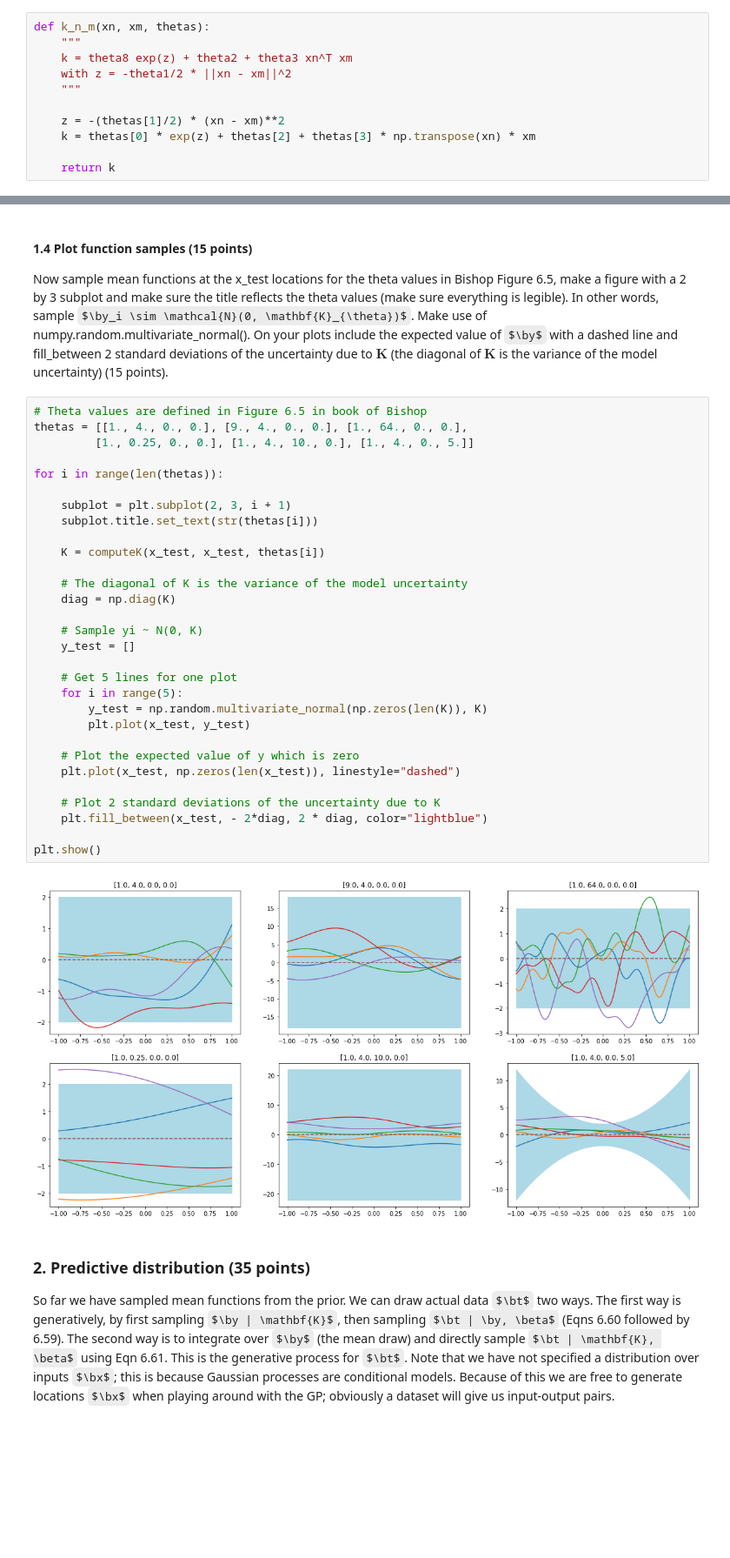
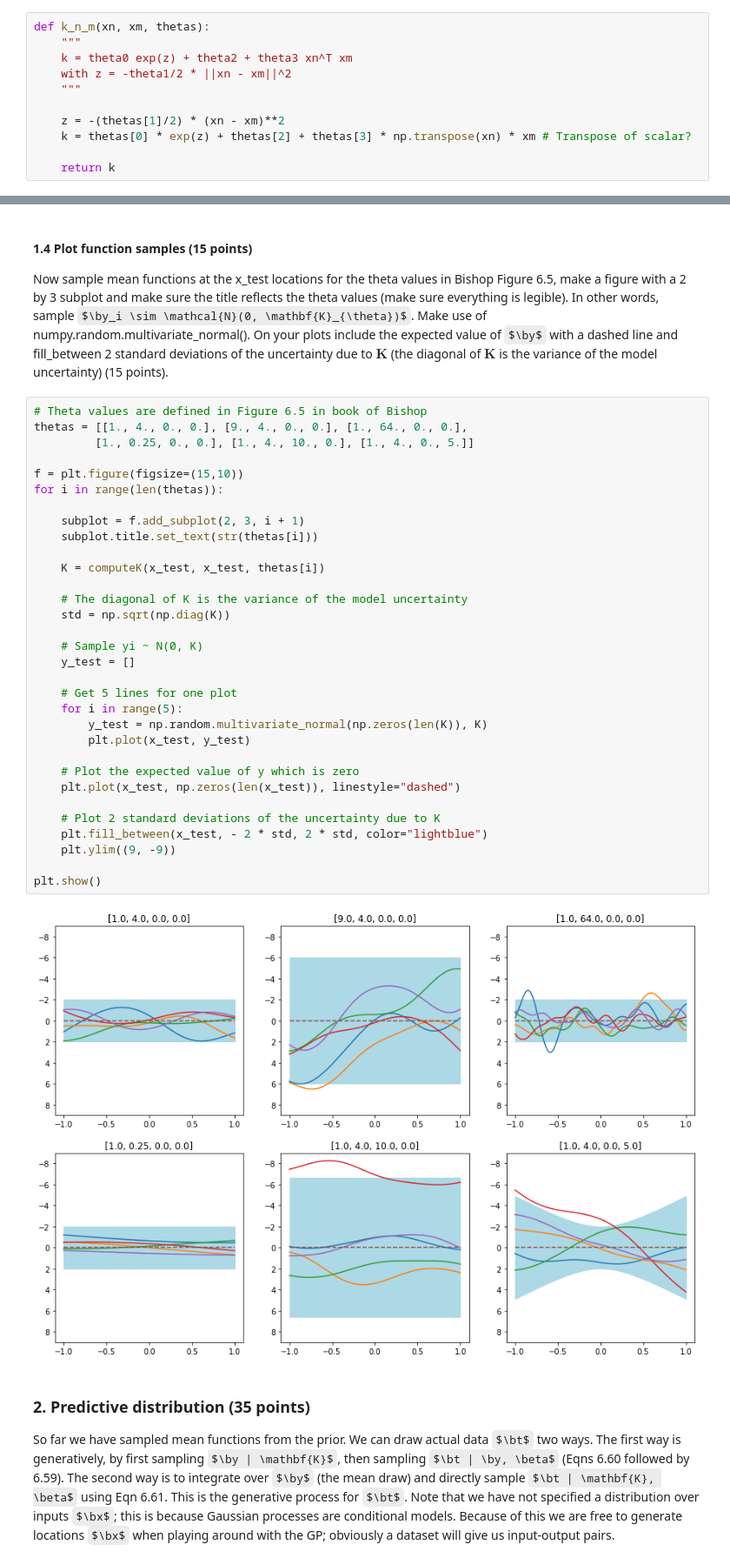
Before and after one commit to jurrew27/machine-learning, a Jupyter notebook: 11252138_10580476_lab3.ipynb, the cells around one changed output, grey strips where cells are left out. Shown at 87% size. Saved outputs shown, nothing was run; the diff lists cells and outputs as text; some formulas as TeX source; blank space fills up the shorter version.

Commit message:
add GP plots

```diff
--- a/11252138_10580476_lab3.ipynb
+++ b/11252138_10580476_lab3.ipynb
@@ -154,12 +154,12 @@ To start, implement function `k_n_m(xn, xm, thetas)` that takes scalars $x_n$ an
 # %%
 def k_n_m(xn, xm, thetas):
     """
-    k = theta8 exp(z) + theta2 + theta3 xn^T xm
+    k = theta0 exp(z) + theta2 + theta3 xn^T xm
     with z = -theta1/2 * ||xn - xm||^2
     """
 
     z = -(thetas[1]/2) * (xn - xm)**2
-    k = thetas[0] * exp(z) + thetas[2] + thetas[3] * np.transpose(xn) * xm
+    k = thetas[0] * exp(z) + thetas[2] + thetas[3] * np.transpose(xn) * xm # Transpose of scalar?
 
     return k
 # %%
@@ -192,35 +192,37 @@ Now sample mean functions at the x_test locations for the theta values in Bishop
 # %%
 # Theta values are defined in Figure 6.5 in book of Bishop
 thetas = [[1., 4., 0., 0.], [9., 4., 0., 0.], [1., 64., 0., 0.],
          [1., 0.25, 0., 0.], [1., 4., 10., 0.], [1., 4., 0., 5.]]
 
+f = plt.figure(figsize=(15,10))
 for i in range(len(thetas)):
 
-    subplot = plt.subplot(2, 3, i + 1)
+    subplot = f.add_subplot(2, 3, i + 1)
     subplot.title.set_text(str(thetas[i]))
 
     K = computeK(x_test, x_test, thetas[i])
 
     # The diagonal of K is the variance of the model uncertainty
-    diag = np.diag(K)
+    std = np.sqrt(np.diag(K))
 
     # Sample yi ~ N(0, K)
     y_test = []
 
     # Get 5 lines for one plot
     for i in range(5):
         y_test = np.random.multivariate_normal(np.zeros(len(K)), K)
         plt.plot(x_test, y_test)
 
     # Plot the expected value of y which is zero
     plt.plot(x_test, np.zeros(len(x_test)), linestyle="dashed")
 
     # Plot 2 standard deviations of the uncertainty due to K
-    plt.fill_between(x_test, - 2*diag, 2 * diag, color="lightblue")
+    plt.fill_between(x_test, - 2 * std, 2 * std, color="lightblue")
+    plt.ylim((9, -9))
 
 plt.show()
 # %% [output]
-[figure, old version]
+[figure, new version]
 # %% [markdown]
 ### 2. Predictive distribution (35 points)
 So far we have sampled mean functions from the prior.  We can draw actual data $\bt$ two ways.  The first way is generatively, by first sampling $\by | \mathbf{K}$, then sampling $\bt | \by, \beta$ (Eqns 6.60 followed by 6.59).  The second way is to integrate over $\by$ (the mean draw) and directly sample $\bt | \mathbf{K}, \beta$ using Eqn 6.61.    This is the generative process for $\bt$.  Note that we have not specified a distribution over inputs $\bx$;  this is because Gaussian processes are conditional models.  Because of this we are free to generate locations $\bx$ when playing around with the GP; obviously a dataset will give us input-output pairs.
```
Also changed, not shown: parts of 8 cells of this notebook.
